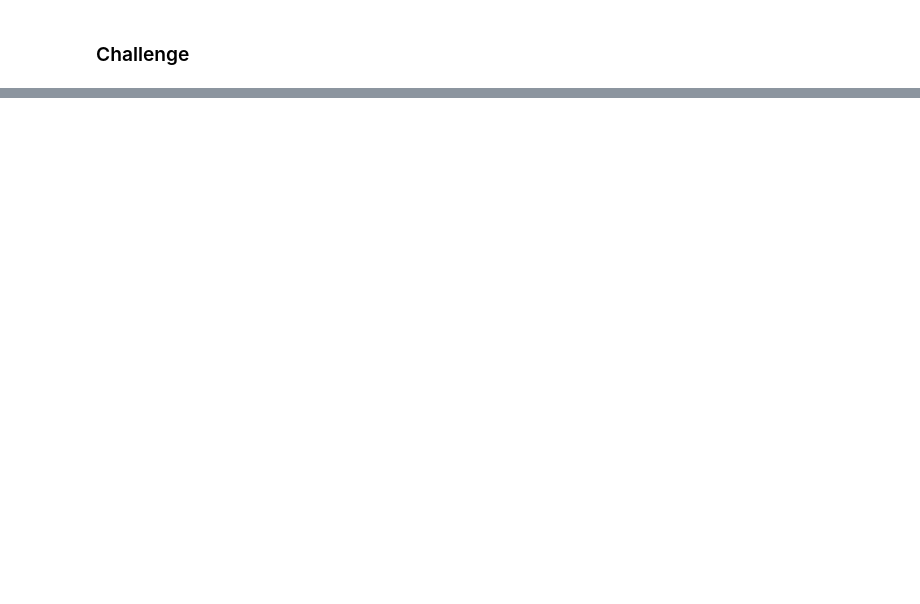
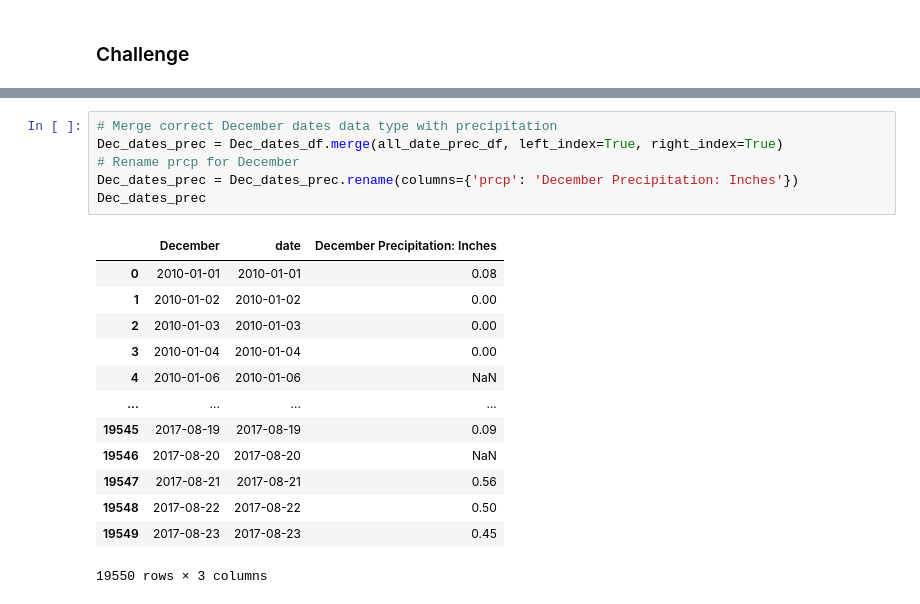
Before and after one commit to mkeire/surfs_up, a Jupyter notebook: climate_analysis.ipynb, the cells around one changed output, grey strips where cells are left out. Drawn from its saved outputs; the diff is of its cells as text; blank space fills up the shorter version.

```diff
--- a/climate_analysis.ipynb
+++ b/climate_analysis.ipynb
@@ -135,0 +246,20 @@ plt.tight_layout()
+# %%
+# Merge correct December dates data type with precipitation
+Dec_dates_prec = Dec_dates_df.merge(all_date_prec_df, left_index=True, right_index=True)
+# Rename prcp for December
+Dec_dates_prec = Dec_dates_prec.rename(columns={'prcp': 'December Precipitation: Inches'})
+Dec_dates_prec
+# %% [output]
+|  | December | date | December Precipitation: Inches |
+| 0 | 2010-01-01 | 2010-01-01 | 0.08 |
+| 1 | 2010-01-02 | 2010-01-02 | 0.00 |
+| 2 | 2010-01-03 | 2010-01-03 | 0.00 |
+| 3 | 2010-01-04 | 2010-01-04 | 0.00 |
+| 4 | 2010-01-06 | 2010-01-06 | NaN |
+| ... | ... | ... | ... |
+| 19545 | 2017-08-19 | 2017-08-19 | 0.09 |
+| 19546 | 2017-08-20 | 2017-08-20 | NaN |
+| 19547 | 2017-08-21 | 2017-08-21 | 0.56 |
+| 19548 | 2017-08-22 | 2017-08-22 | 0.50 |
+| 19549 | 2017-08-23 | 2017-08-23 | 0.45 |
+19550 rows × 3 columns
```
Also changed, not shown: parts of 41 cells of this notebook.
